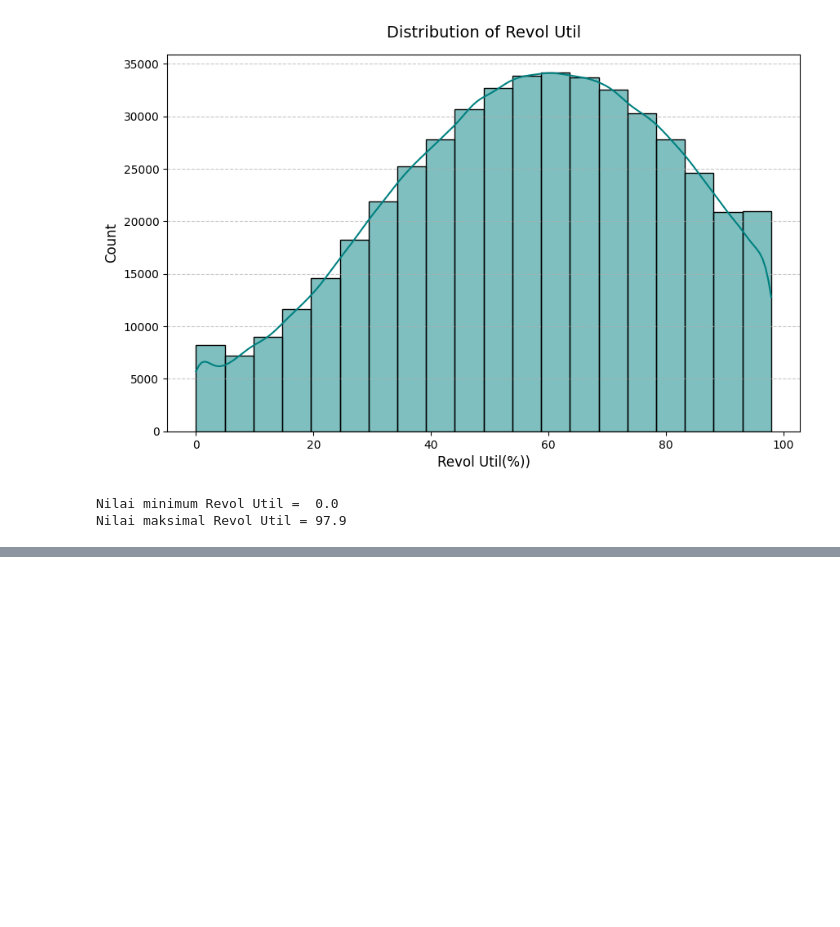
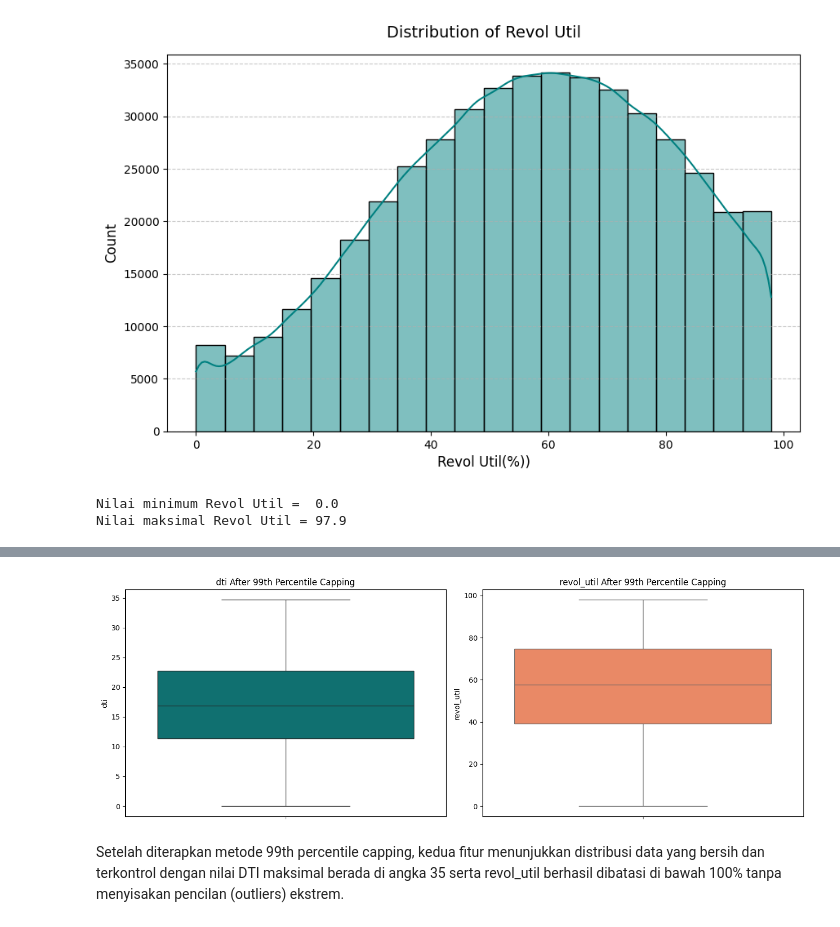
Before and after one commit to rfaoktvian/ChurnPrediction, a Jupyter notebook: notebooks/01_model_development.ipynb, the cells around one changed output, grey strips where cells are left out. Drawn from its saved outputs; the diff is of its cells as text; code cells hidden in the pictures; blank space fills up the shorter version.

```diff
--- a/notebooks/01_model_development.ipynb
+++ b/notebooks/01_model_development.ipynb
@@ -559,0 +577,17 @@ Nilai maksimal Revol Util = 97.9
+# %%
+df['log_revol_bal'] = np.log1p(df['revol_bal'])
+df.drop(columns=['revol_bal'], inplace=True, errors='ignore')
+# %%
+fig, axes = plt.subplots(1, 2, figsize=(14, 5))
+sns.boxplot(data=df, y='dti', ax=axes[0], color='teal')
+axes[0].set_title('dti After 99th Percentile Capping')
+
+sns.boxplot(data=df, y='revol_util', ax=axes[1], color='coral')
+axes[1].set_title('revol_util After 99th Percentile Capping')
+
+plt.tight_layout()
+plt.show()
+# %% [output]
+[figure, added]
+# %% [markdown]
+Setelah diterapkan metode 99th percentile capping, kedua fitur menunjukkan distribusi data yang bersih dan terkontrol dengan nilai DTI maksimal berada di angka 35 serta revol_util berhasil dibatasi di bawah 100% tanpa menyisakan pencilan (outliers) ekstrem.
```
Also changed, not shown: parts of 2 cells of this notebook.
